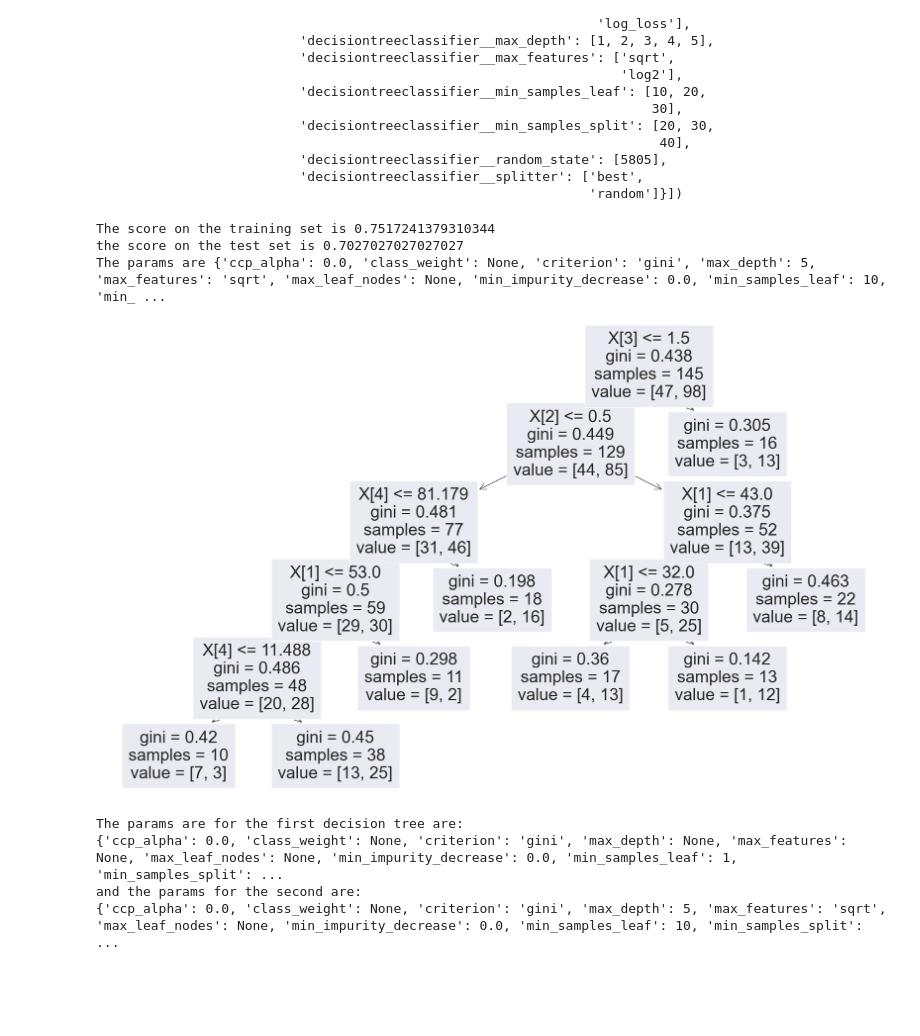
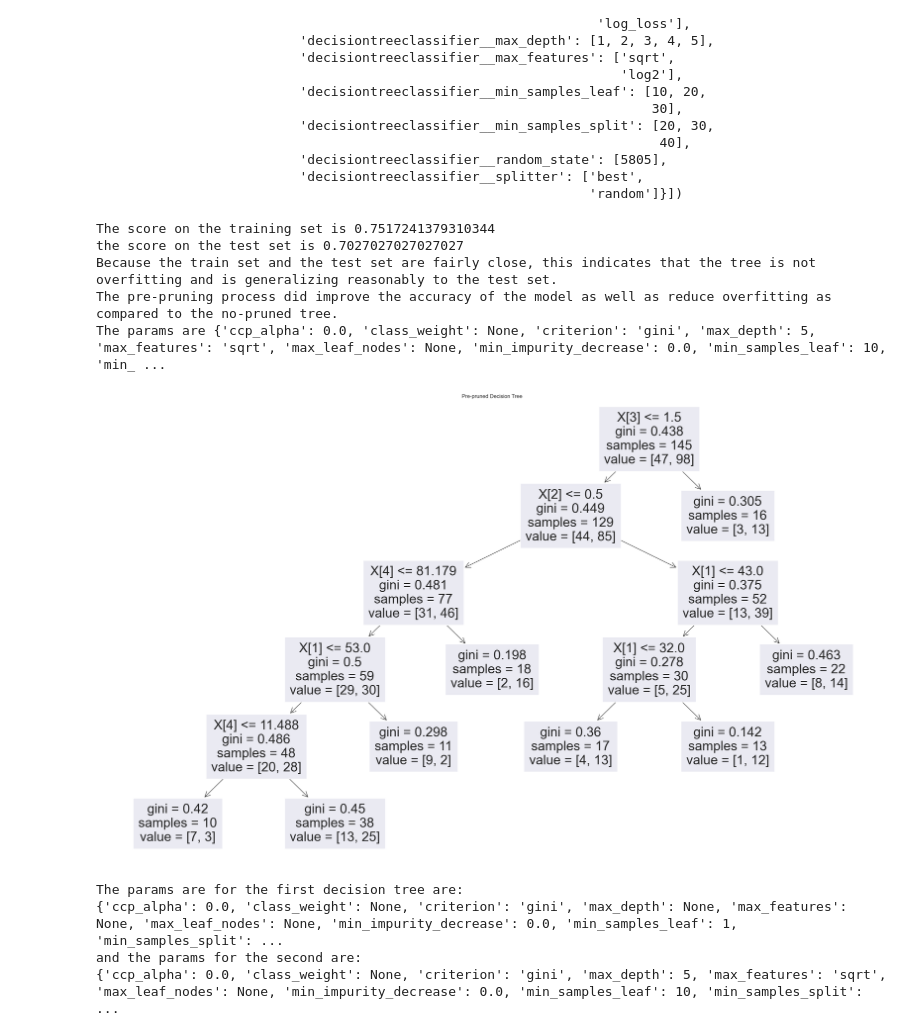
Before and after one commit to treycleary/hw8, a Jupyter notebook: scratch.ipynb, the cells around one changed output. Drawn from its saved outputs; the diff is of its cells as text; code cells hidden in the pictures; blank space fills up the shorter version.

```diff
--- a/scratch.ipynb
+++ b/scratch.ipynb
@@ -109,18 +113,22 @@ GridSearchCV(cv=5,
 # %%
 clf2 = grid_search.best_estimator_.named_steps['decisiontreeclassifier']
 clf2_score = clf2.score(X_test, y_test)
 clf2_train_score = clf2.score(X_train, y_train)
 print(f'The score on the training set is {clf2_train_score}\nthe score on the test set is {clf2_score}\nBecause the train set and the test set are fairly close, this indicates that the tree is not overfitting and is generalizing reasonably to the test set.'
       f'\nThe pre-pruning process did improve the accuracy of the model as well as reduce overfitting as compared to the no-pruned tree.')
 print(f'The params are {clf2.get_params()}')
 plt.figure(figsize = (25,15))
 tree.plot_tree(clf2)
+plt.title("Pre-pruned Decision Tree")
+plt.tight_layout()
 plt.show()
 # %% [output]
 The score on the training set is 0.7517241379310344
 the score on the test set is 0.7027027027027027
+Because the train set and the test set are fairly close, this indicates that the tree is not overfitting and is generalizing reasonably to the test set.
+The pre-pruning process did improve the accuracy of the model as well as reduce overfitting as compared to the no-pruned tree.
 The params are {'ccp_alpha': 0.0, 'class_weight': None, 'criterion': 'gini', 'max_depth': 5, 'max_features': 'sqrt', 'max_leaf_nodes': None, 'min_impurity_decrease': 0.0, 'min_samples_leaf': 10, 'min_ ...
-[figure, old version]
+[figure, new version]
 # %%
 print(f'The params for the no-pruned tree are:\n{clf.get_params()}\nand the params for the pre-pruned tree are:\n{clf2.get_params()}')
 # %% [output]
```
Also changed, not shown: parts of 4 cells of this notebook, 1 other file.
